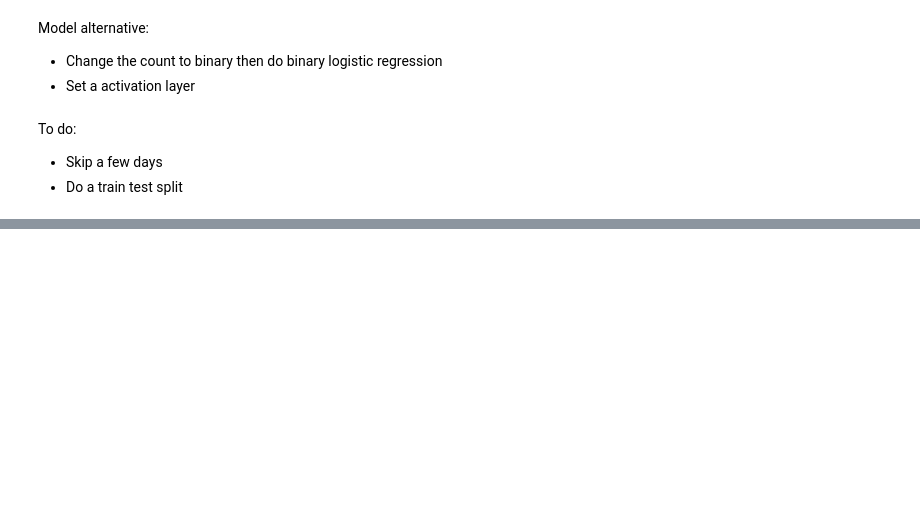
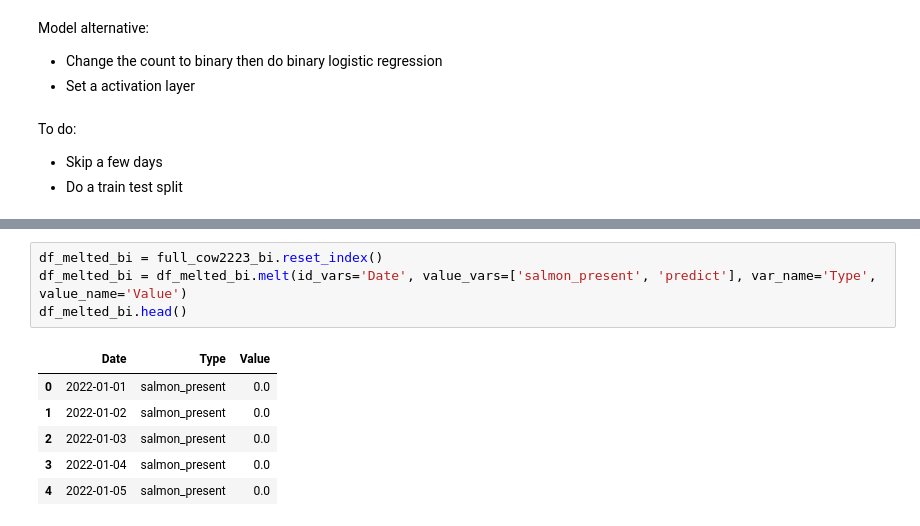
Before and after one commit to brahmwg/Bottlenecks_MDS_Capstone, a Jupyter notebook: outMigration_model/outM.ipynb, the cells around one changed output, grey strips where cells are left out. Saved outputs shown, nothing was run; the diff lists cells and outputs as text; blank space fills up the shorter version.

```diff
--- a/outMigration_model/outM.ipynb
+++ b/outMigration_model/outM.ipynb
@@ -391,0 +478,11 @@ To do:
+# %%
+df_melted_bi = full_cow2223_bi.reset_index()
+df_melted_bi = df_melted_bi.melt(id_vars='Date', value_vars=['salmon_present', 'predict'], var_name='Type', value_name='Value')
+df_melted_bi.head()
+# %% [output]
+|  | Date | Type | Value |
+| 0 | 2022-01-01 | salmon_present | 0.0 |
+| 1 | 2022-01-02 | salmon_present | 0.0 |
+| 2 | 2022-01-03 | salmon_present | 0.0 |
+| 3 | 2022-01-04 | salmon_present | 0.0 |
+| 4 | 2022-01-05 | salmon_present | 0.0 |
```
Also changed, not shown: parts of 16 cells of this notebook.
